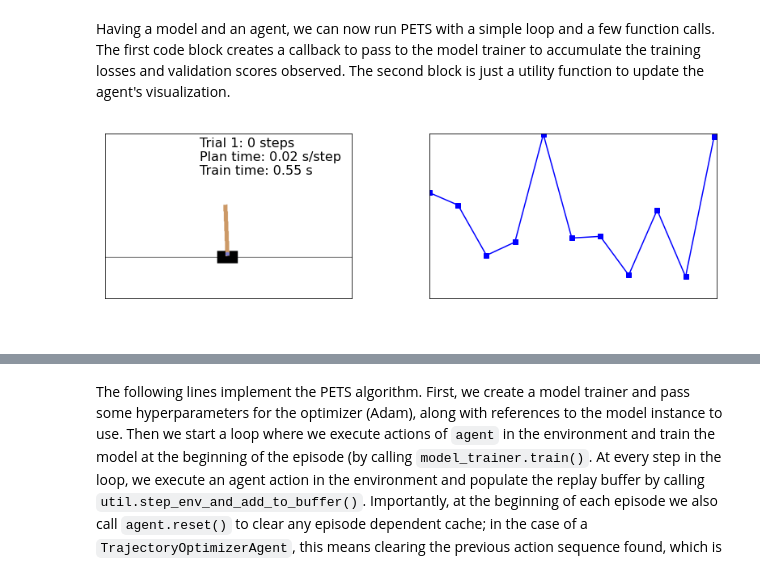
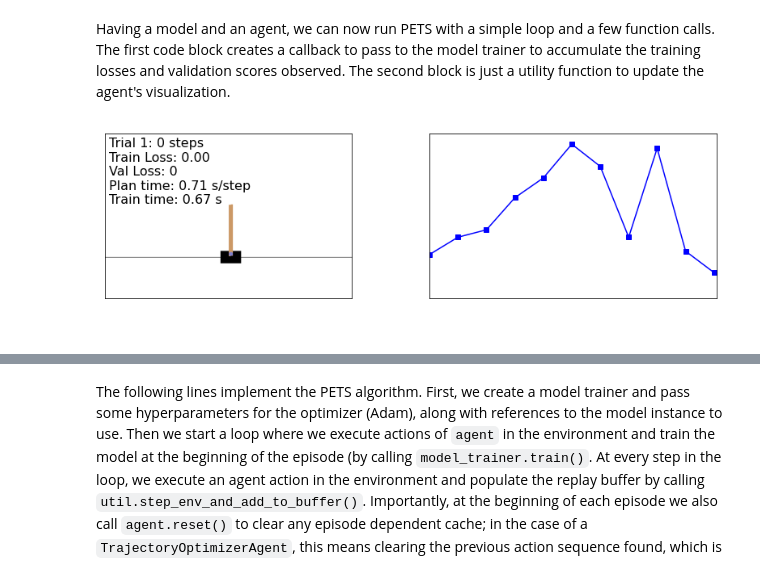
Before and after one commit to maxyang27896/mbrl-lib, a Jupyter notebook: notebooks/pets_example.ipynb, the cells around one changed output, grey strips where cells are left out. Drawn from its saved outputs; the diff is of its cells as text; code cells hidden in the pictures.

```diff
--- a/notebooks/pets_example.ipynb
+++ b/notebooks/pets_example.ipynb
@@ -177,14 +287,14 @@ agent = planning.create_trajectory_optim_agent_for_model(
 # %% [markdown]
 Having a model and an agent, we can now run PETS with a simple loop and a few function calls. The first code block creates a callback to pass to the model trainer to accumulate the training losses and validation scores observed. The second block is just a utility function to update the agent's visualization.
 # %%
-train_losses = []
-val_scores = []
+train_losses = [0.0]
+val_scores = [0.0]
 
 def train_callback(_model, _total_calls, _epoch, tr_loss, val_score, _best_val):
     train_losses.append(tr_loss)
     val_scores.append(val_score.mean().item())   # this returns val score per ensemble model
 # %%
-def update_axes(_axs, _frame, _text, _trial, _steps_trial, _plan_time, _train_time, _all_rewards, force_update=False):
+def update_axes(_axs, _frame, _text, _trial, _steps_trial, _plan_time, _train_time, _all_rewards, _train_loss, _val_loss, force_update=False):
     if not force_update and (_steps_trial % 10 != 0):
         return
     _axs[0].imshow(_frame)
@@ -202,24 +312,24 @@ def update_axes(_axs, _frame, _text, _trial, _steps_trial, _plan_time, _train_ti
     _axs[1].tick_params(axis='x', colors='white')
     _axs[1].tick_params(axis='y', colors='white')
     _axs[1].plot(_all_rewards, 'bs-')
-    _text.set_text("Trial {}: {} steps\nPlan time: {:.2f} s/step\nTrain time: {:.2f} s".format(_trial + 1, _steps_trial, _plan_time, _train_time))
+    _text.set_text("Trial {}: {} steps\nTrain Loss: {:.2f}\nVal Loss: {:.3g}\nPlan time: {:.2f} s/step\nTrain time: {:.2f} s".format(_trial + 1, _steps_trial, _train_loss, _val_loss, _plan_time, _train_time))
     display.display(plt.gcf())
     display.clear_output(wait=True)
 # %%
 env.reset()
 # fig = plt.figure()
 # ax = fig.add_subplot()
 # ax.tick_params(axis='x', colors='white')
 # ax.tick_params(axis='y', colors='white')
 # plt.imshow(env.render('rgb_array'))
 # plt.grid(False)
 
 # Create visualization objects
 fig, axs = plt.subplots(1, 2, figsize=(14, 3.75), gridspec_kw={"width_ratios": [1, 1]})
-ax_text = axs[0].text(230, 100, "")
+ax_text = axs[0].text(10, 170, "")
 all_rewards = np.random.randint(0, 200, 11)
 plan_time = np.random.rand()
 train_time = np.random.rand()
-update_axes(axs, env.render(mode="rgb_array"), ax_text, 0, 0, plan_time, train_time, all_rewards, force_update=True)
+update_axes(axs,env.render(mode="rgb_array"), ax_text, 0, 0, plan_time, train_time, all_rewards, train_losses[-1], val_scores[-1], force_update=True)
 # %% [output]
-[figure, old version]
+[figure, new version]
```
Also changed, not shown: parts of 17 cells of this notebook, 9 other files.
